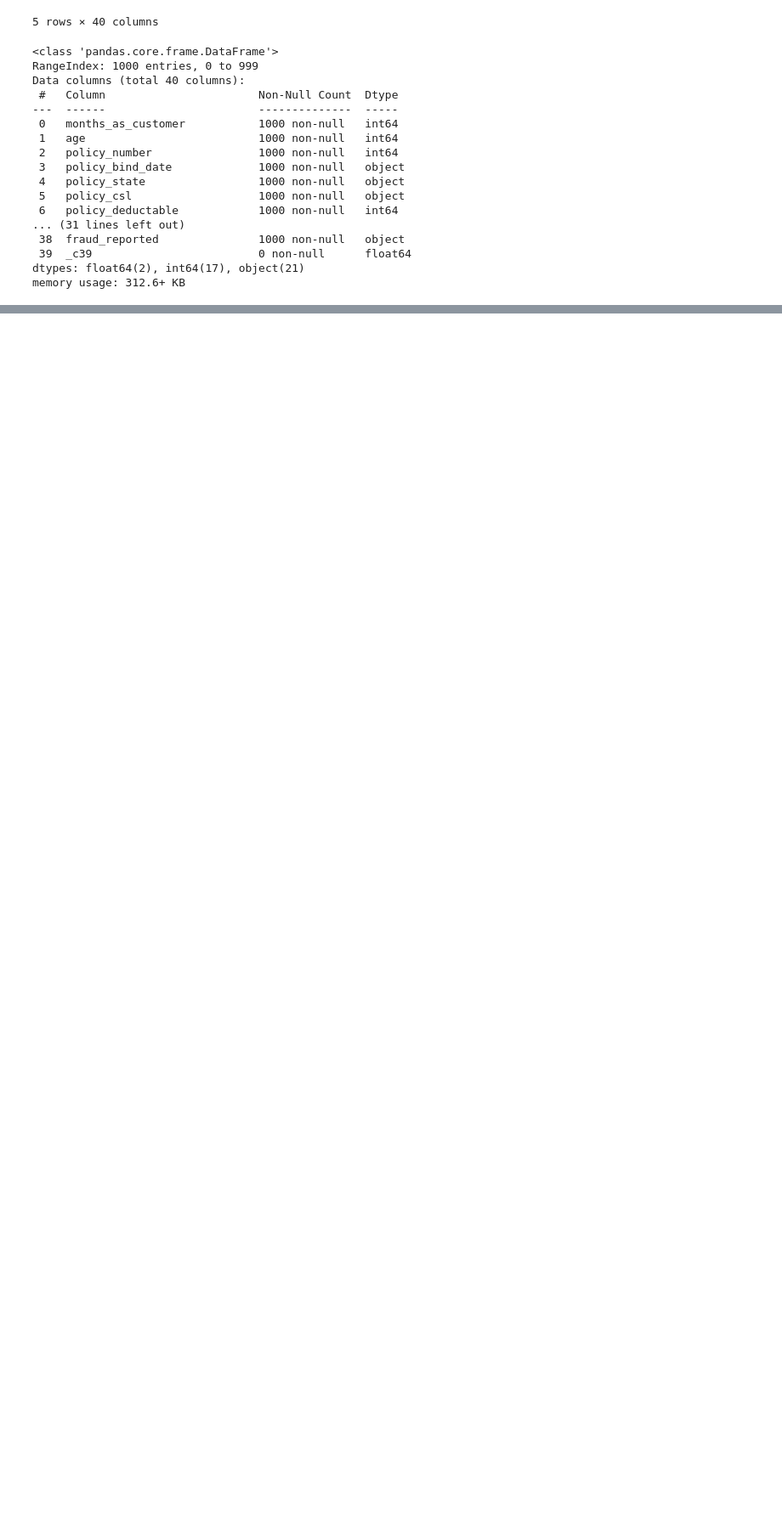
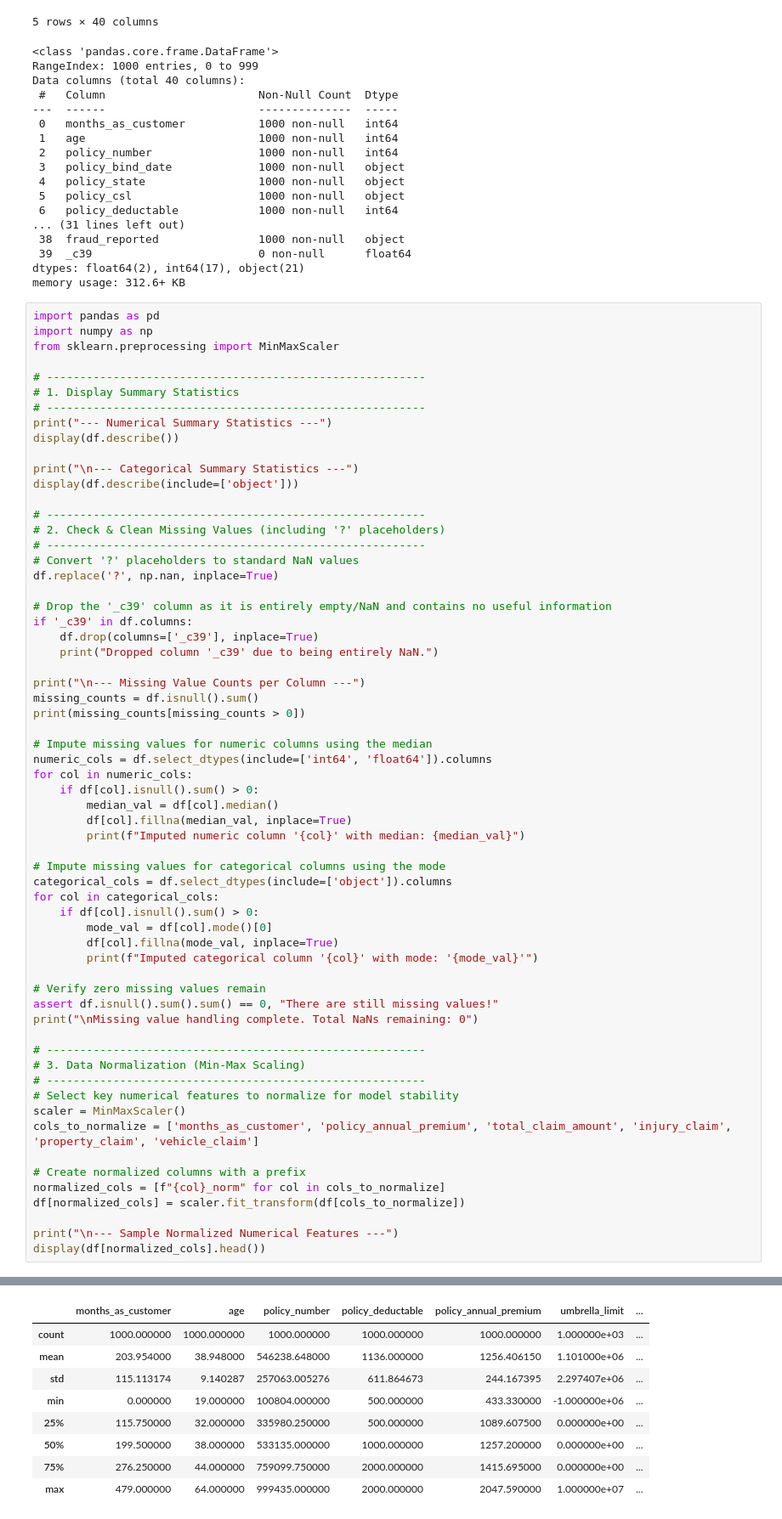
Before and after one commit to AvikRaj/insurance-fraud-detection-pipeline, a Jupyter notebook: notebooks/pipeline.ipynb, the cells around one changed output, grey strips where cells are left out. Shown at 85% size. Drawn from its saved outputs; the diff is of its cells as text; blank space fills up the shorter version.

```diff
--- a/notebooks/pipeline.ipynb
+++ b/notebooks/pipeline.ipynb
@@ -60,3 +60,66 @@ Data columns (total 40 columns):
  39  _c39                         0 non-null      float64
 dtypes: float64(2), int64(17), object(21)
 memory usage: 312.6+ KB
+# %%
+import pandas as pd
+import numpy as np
+from sklearn.preprocessing import MinMaxScaler
+
+# ---------------------------------------------------------
+# 1. Display Summary Statistics
+# ---------------------------------------------------------
+print("--- Numerical Summary Statistics ---")
+display(df.describe())
+
+print("\n--- Categorical Summary Statistics ---")
+display(df.describe(include=['object']))
+
+# ---------------------------------------------------------
+# 2. Check & Clean Missing Values (including '?' placeholders)
+# ---------------------------------------------------------
+# Convert '?' placeholders to standard NaN values
+df.replace('?', np.nan, inplace=True)
+
+# Drop the '_c39' column as it is entirely empty/NaN and contains no useful information
+if '_c39' in df.columns:
+    df.drop(columns=['_c39'], inplace=True)
+    print("Dropped column '_c39' due to being entirely NaN.")
+
+print("\n--- Missing Value Counts per Column ---")
+missing_counts = df.isnull().sum()
+print(missing_counts[missing_counts > 0])
+
+# Impute missing values for numeric columns using the median
+numeric_cols = df.select_dtypes(include=['int64', 'float64']).columns
+for col in numeric_cols:
+    if df[col].isnull().sum() > 0:
+        median_val = df[col].median()
+        df[col].fillna(median_val, inplace=True)
+        print(f"Imputed numeric column '{col}' with median: {median_val}")
+
+# Impute missing values for categorical columns using the mode
+categorical_cols = df.select_dtypes(include=['object']).columns
+for col in categorical_cols:
+    if df[col].isnull().sum() > 0:
+        mode_val = df[col].mode()[0]
+        df[col].fillna(mode_val, inplace=True)
+        print(f"Imputed categorical column '{col}' with mode: '{mode_val}'")
+
+# Verify zero missing values remain
+assert df.isnull().sum().sum() == 0, "There are still missing values!"
+print("\nMissing value handling complete. Total NaNs remaining: 0")
+
+# ---------------------------------------------------------
+# 3. Data Normalization (Min-Max Scaling)
+# ---------------------------------------------------------
+# Select key numerical features to normalize for model stability
+scaler = MinMaxScaler()
+cols_to_normalize = ['months_as_customer', 'policy_annual_premium', 'total_claim_amount', 'injury_claim', 'property_claim', 'vehicle_claim']
+
+# Create normalized columns with a prefix
+normalized_cols = [f"{col}_norm" for col in cols_to_normalize]
+df[normalized_cols] = scaler.fit_transform(df[cols_to_normalize])
+
+print("\n--- Sample Normalized Numerical Features ---")
+display(df[normalized_cols].head())
+# %% [output]
@@ -62,0 +127,9 @@ memory usage: 312.6+ KB
+|  | months_as_customer | age | policy_number | policy_deductable | policy_annual_premium | umbrella_limit | ... |
+| count | 1000.000000 | 1000.000000 | 1000.000000 | 1000.000000 | 1000.000000 | 1.000000e+03 | ... |
+| mean | 203.954000 | 38.948000 | 546238.648000 | 1136.000000 | 1256.406150 | 1.101000e+06 | ... |
+| std | 115.113174 | 9.140287 | 257063.005276 | 611.864673 | 244.167395 | 2.297407e+06 | ... |
+| min | 0.000000 | 19.000000 | 100804.000000 | 500.000000 | 433.330000 | -1.000000e+06 | ... |
+| 25% | 115.750000 | 32.000000 | 335980.250000 | 500.000000 | 1089.607500 | 0.000000e+00 | ... |
+| 50% | 199.500000 | 38.000000 | 533135.000000 | 1000.000000 | 1257.200000 | 0.000000e+00 | ... |
+| 75% | 276.250000 | 44.000000 | 759099.750000 | 2000.000000 | 1415.695000 | 0.000000e+00 | ... |
+| max | 479.000000 | 64.000000 | 999435.000000 | 2000.000000 | 2047.590000 | 1.000000e+07 | ... |
```
Also changed, not shown: parts of 7 cells of this notebook.
